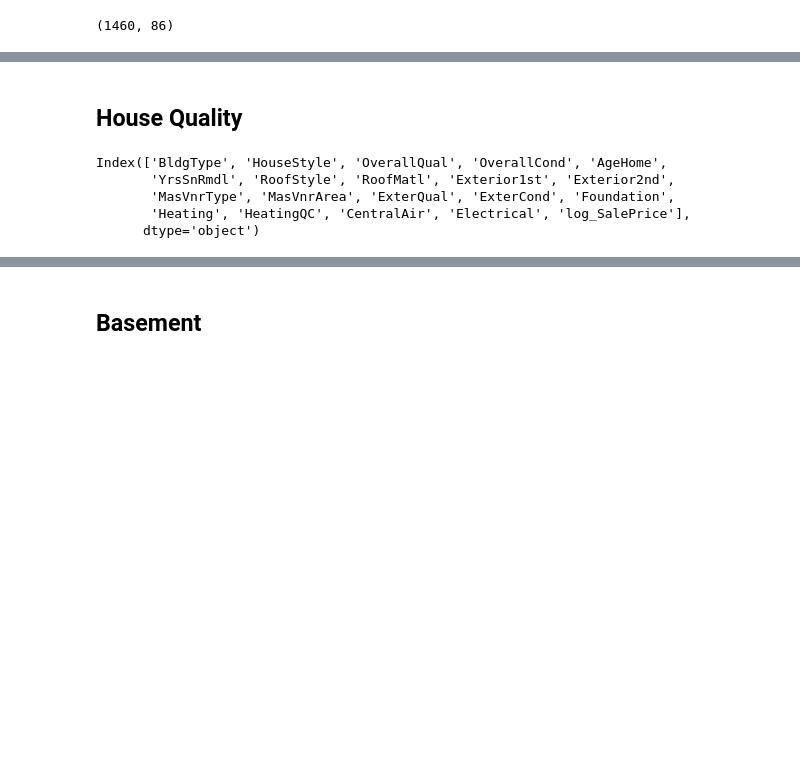
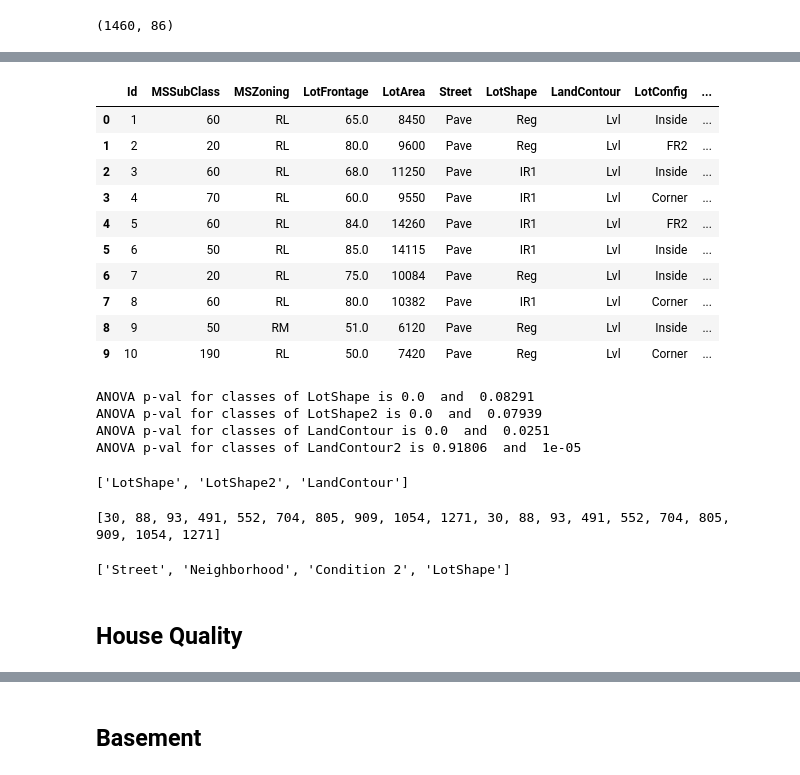
Before and after one commit to aditimayareddy/ameshousing, a Jupyter notebook: Ames_EDA.ipynb, the cells around one changed output, grey strips where cells are left out. Cells and saved outputs as stored; diff of their text form; code cells hidden in the pictures; blank space fills up the shorter version.

```diff
--- a/Ames_EDA.ipynb
+++ b/Ames_EDA.ipynb
@@ -94,7 +92,7 @@ The datattypes are: [dtype('int64') dtype('O') dtype('float64')]
 Let's make sure these are coded as categorical.
 # %%
 #checking to see how these variables are coded
-L = ['MSSubClass', 'OverallQual', 'OverallCond', 'MoSold', 'YrSold', 'GarageYrBlt']
+L = ['MSSubClass', 'MoSold', 'YrSold']
 for item in L:
     print(train[item].dtype)
 # %% [output]
@@ -987,0 +1054,34 @@ obs_to_drop += np.where(train['MSZoning'] == 'C (all)')[0].tolist()
+# %%
+#Binarizing LotShape Variable
+train['LotShape2'] = np.nan
+train.loc[train.LotShape != 'Reg', 'LotShape2'] = 0
+train.loc[train.LotShape == 'Reg', 'LotShape2'] = 1
+
+#Binarizing LandContour Variable
+train['LandContour2'] = np.nan
+train.loc[train.LandContour != 'Lvl', 'LandContour2'] = 0
+train.loc[train.LandContour == 'Lvl', 'LandContour2'] = 1
+# %%
+pd.set_option('display.max_columns',None)
+train.head(10)
+# %% [output]
+|  | Id | MSSubClass | MSZoning | LotFrontage | LotArea | Street | LotShape | LandContour | LotConfig | ... |
+| 0 | 1 | 60 | RL | 65.0 | 8450 | Pave | Reg | Lvl | Inside | ... |
+| 1 | 2 | 20 | RL | 80.0 | 9600 | Pave | Reg | Lvl | FR2 | ... |
+| 2 | 3 | 60 | RL | 68.0 | 11250 | Pave | IR1 | Lvl | Inside | ... |
+| 3 | 4 | 70 | RL | 60.0 | 9550 | Pave | IR1 | Lvl | Corner | ... |
+| 4 | 5 | 60 | RL | 84.0 | 14260 | Pave | IR1 | Lvl | FR2 | ... |
+| 5 | 6 | 50 | RL | 85.0 | 14115 | Pave | IR1 | Lvl | Inside | ... |
+| 6 | 7 | 20 | RL | 75.0 | 10084 | Pave | Reg | Lvl | Inside | ... |
+| 7 | 8 | 60 | RL | 80.0 | 10382 | Pave | IR1 | Lvl | Corner | ... |
+| 8 | 9 | 50 | RM | 51.0 | 6120 | Pave | Reg | Lvl | Inside | ... |
+| 9 | 10 | 190 | RL | 50.0 | 7420 | Pave | Reg | Lvl | Corner | ... |
+# %%
+#Checking with ANOVA
+my_anova(['LotShape', 'LotShape2', 'LandContour', 'LandContour2'])
+# %% [output]
+ANOVA p-val for classes of LotShape is 0.0  and  0.08291
+ANOVA p-val for classes of LotShape2 is 0.0  and  0.07939
+ANOVA p-val for classes of LandContour is 0.0  and  0.0251
+ANOVA p-val for classes of LandContour2 is 0.91806  and  1e-05
+['LotShape', 'LotShape2', 'LandContour']
@@ -988,11 +1090,8 @@ obs_to_drop += np.where(train['MSZoning'] == 'C (all)')[0].tolist()
+# %%
+print(obs_to_drop)
+col_to_drop
+# %% [output]
+[30, 88, 93, 491, 552, 704, 805, 909, 1054, 1271, 30, 88, 93, 491, 552, 704, 805, 909, 1054, 1271]
+['Street', 'Neighborhood', 'Condition 2', 'LotShape']
 # %% [markdown]
 ## House Quality
-# %%
-df_h = train[HouseQual + ['log_SalePrice']]
-df_h.columns
-# %% [output]
-Index(['BldgType', 'HouseStyle', 'OverallQual', 'OverallCond', 'AgeHome',
-       'YrsSnRmdl', 'RoofStyle', 'RoofMatl', 'Exterior1st', 'Exterior2nd',
-       'MasVnrType', 'MasVnrArea', 'ExterQual', 'ExterCond', 'Foundation',
-       'Heating', 'HeatingQC', 'CentralAir', 'Electrical', 'log_SalePrice'],
-      dtype='object')
```
Also changed, not shown: parts of 109 cells of this notebook, 1 other file.
